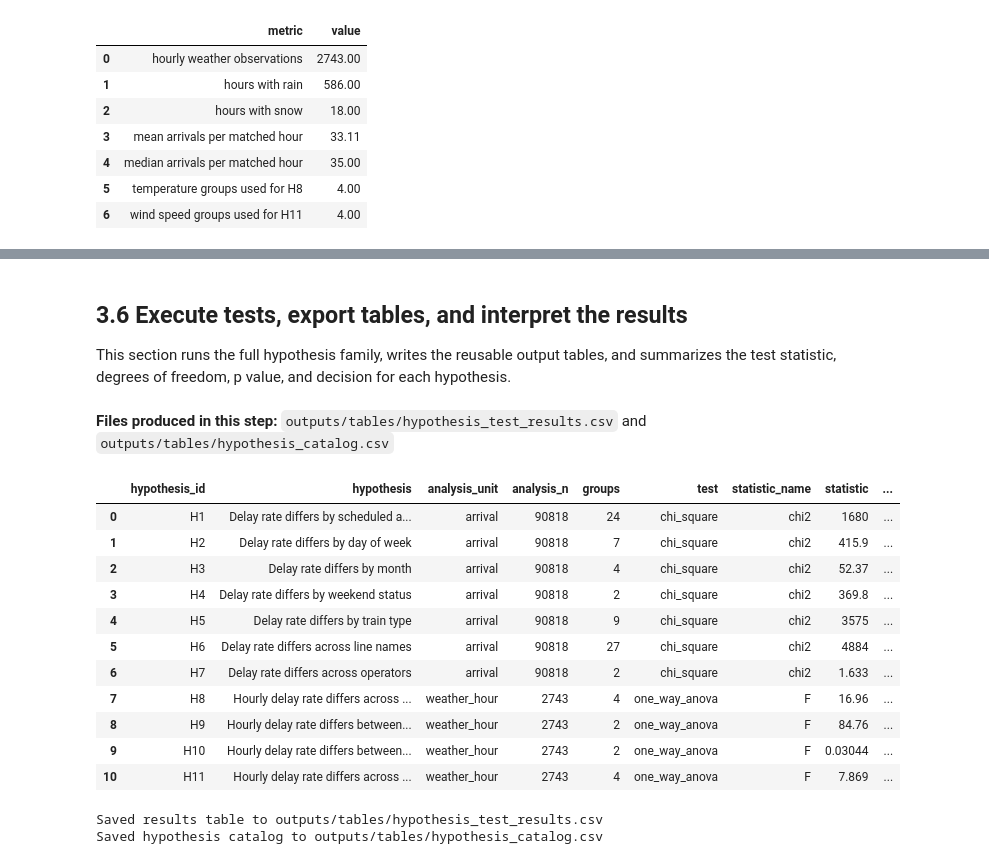
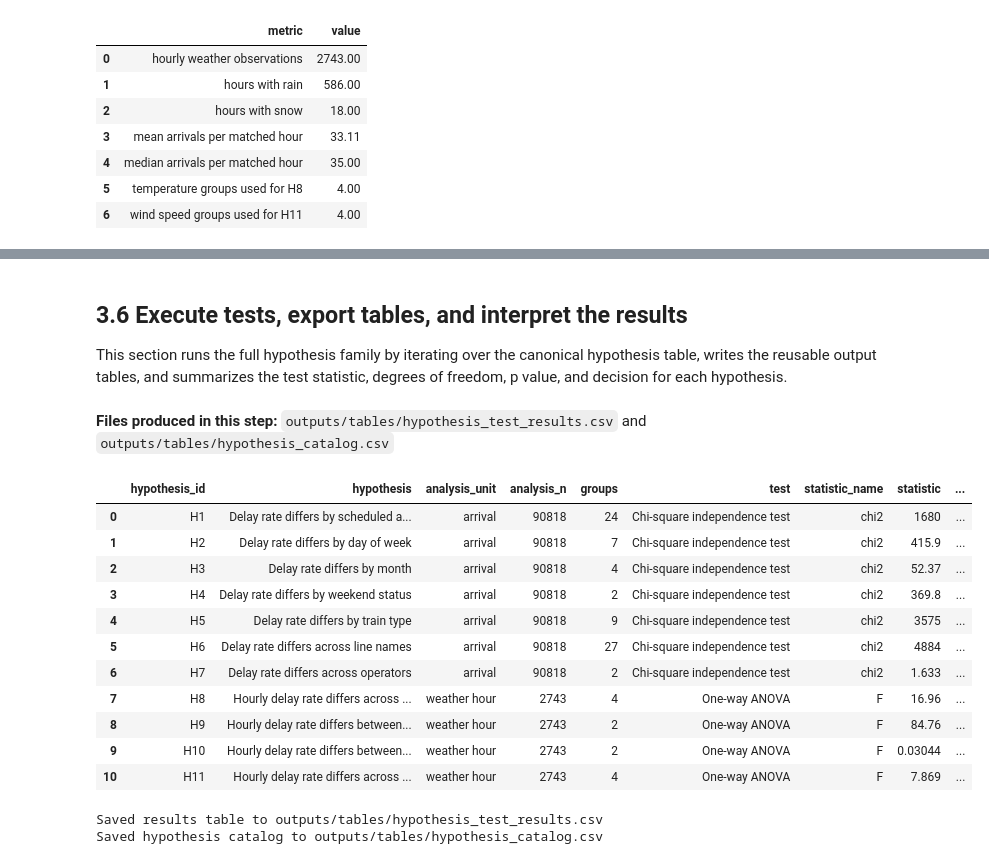
Before and after one commit to berenaydogan/DSA210-Project, a Jupyter notebook: notebooks/hypothesis_testing.ipynb, the cells around one changed output, grey strips where cells are left out. Saved outputs shown, nothing was run; the diff lists cells and outputs as text; code cells hidden in the pictures.

Commit message:
refactor: hypothesis catalog and test results CSV files

```diff
--- a/notebooks/hypothesis_testing.ipynb
+++ b/notebooks/hypothesis_testing.ipynb
@@ -348,30 +380,9 @@ def run_anova_hypothesis(
 # %% [markdown]
 ## 3.6 Execute tests, export tables, and interpret the results
 
-This section runs the full hypothesis family, writes the reusable output tables, and summarizes the test statistic, degrees of freedom, p value, and decision for each hypothesis.
+This section runs the full hypothesis family by iterating over the canonical hypothesis table, writes the reusable output tables, and summarizes the test statistic, degrees of freedom, p value, and decision for each hypothesis.
 # %%
-results = []
-
-# Arrival-level categorical hypotheses.
-for hypothesis_id, column in [
-    ("H1", "scheduled_arrival_hour"),
-    ("H2", "scheduled_arrival_weekday_name"),
-    ("H3", "service_month"),
-    ("H4", "is_weekend"),
-    ("H5", "train_type"),
-    ("H6", "line_name"),
-    ("H7", "operator"),
-]:
-    results.append(run_chi_square_hypothesis(df, feature_column=column, hypothesis_id=hypothesis_id))
-
-# Hourly weather hypotheses.
-for hypothesis_id, column in [
-    ("H8", "temperature_group"),
-    ("H9", "rainy_hour"),
-    ("H10", "snowy_hour"),
-    ("H11", "wind_speed_group"),
-]:
-    results.append(run_anova_hypothesis(weather_hourly, feature_column=column, hypothesis_id=hypothesis_id))
+results = [run_hypothesis(hypothesis_row) for hypothesis_row in hypothesis_rows]
 # %% [markdown]
 **Files produced in this step:** `outputs/tables/hypothesis_test_results.csv` and `outputs/tables/hypothesis_catalog.csv`
 # %%
@@ -392,44 +403,51 @@ results_table = results_df[
         "hypothesis",
         "analysis_unit",
         "analysis_n",
         "groups",
         "test",
         "statistic_name",
         "statistic",
         "dof",
         "p_value",
         "reject_0_05",
         "decision",
     ]
 ].copy()
+results_table["test"] = results_table["test"].replace(
+    {
+        "chi_square": "Chi-square independence test",
+        "one_way_anova": "One-way ANOVA",
+    }
+)
+results_table["analysis_unit"] = results_table["analysis_unit"].replace({"weather_hour": "weather hour"})
 
 results_display = results_table.copy()
 for column in ["statistic", "p_value"]:
     results_display[column] = results_display[column].map(
         lambda value: f"{value:.4g}" if pd.notna(value) else ""
     )
 
 display(results_display)
 
 results_path = TABLES_DIR / "hypothesis_test_results.csv"
 hypothesis_catalog_path = TABLES_DIR / "hypothesis_catalog.csv"
 results_table.to_csv(results_path, index=False)
-hypothesis_catalog.to_csv(hypothesis_catalog_path, index=False)
+hypothesis_catalog_display.to_csv(hypothesis_catalog_path, index=False)
 
 print(f"Saved results table to {results_path.relative_to(ROOT)}")
 print(f"Saved hypothesis catalog to {hypothesis_catalog_path.relative_to(ROOT)}")
 # %% [output]
 |  | hypothesis_id | hypothesis | analysis_unit | analysis_n | groups | test | statistic_name | statistic | ... |
-| 0 | H1 | Delay rate differs by scheduled a... | arrival | 90818 | 24 | chi_square | chi2 | 1680 | ... |
-| 1 | H2 | Delay rate differs by day of week | arrival | 90818 | 7 | chi_square | chi2 | 415.9 | ... |
-| 2 | H3 | Delay rate differs by month | arrival | 90818 | 4 | chi_square | chi2 | 52.37 | ... |
-| 3 | H4 | Delay rate differs by weekend status | arrival | 90818 | 2 | chi_square | chi2 | 369.8 | ... |
-| 4 | H5 | Delay rate differs by train type | arrival | 90818 | 9 | chi_square | chi2 | 3575 | ... |
-| 5 | H6 | Delay rate differs across line names | arrival | 90818 | 27 | chi_square | chi2 | 4884 | ... |
-| 6 | H7 | Delay rate differs across operators | arrival | 90818 | 2 | chi_square | chi2 | 1.633 | ... |
-| 7 | H8 | Hourly delay rate differs across ... | weather_hour | 2743 | 4 | one_way_anova | F | 16.96 | ... |
-| 8 | H9 | Hourly delay rate differs between... | weather_hour | 2743 | 2 | one_way_anova | F | 84.76 | ... |
-| 9 | H10 | Hourly delay rate differs between... | weather_hour | 2743 | 2 | one_way_anova | F | 0.03044 | ... |
-| 10 | H11 | Hourly delay rate differs across ... | weather_hour | 2743 | 4 | one_way_anova | F | 7.869 | ... |
+| 0 | H1 | Delay rate differs by scheduled a... | arrival | 90818 | 24 | Chi-square independence test | chi2 | 1680 | ... |
+| 1 | H2 | Delay rate differs by day of week | arrival | 90818 | 7 | Chi-square independence test | chi2 | 415.9 | ... |
+| 2 | H3 | Delay rate differs by month | arrival | 90818 | 4 | Chi-square independence test | chi2 | 52.37 | ... |
+| 3 | H4 | Delay rate differs by weekend status | arrival | 90818 | 2 | Chi-square independence test | chi2 | 369.8 | ... |
+| 4 | H5 | Delay rate differs by train type | arrival | 90818 | 9 | Chi-square independence test | chi2 | 3575 | ... |
+| 5 | H6 | Delay rate differs across line names | arrival | 90818 | 27 | Chi-square independence test | chi2 | 4884 | ... |
+| 6 | H7 | Delay rate differs across operators | arrival | 90818 | 2 | Chi-square independence test | chi2 | 1.633 | ... |
+| 7 | H8 | Hourly delay rate differs across ... | weather hour | 2743 | 4 | One-way ANOVA | F | 16.96 | ... |
+| 8 | H9 | Hourly delay rate differs between... | weather hour | 2743 | 2 | One-way ANOVA | F | 84.76 | ... |
+| 9 | H10 | Hourly delay rate differs between... | weather hour | 2743 | 2 | One-way ANOVA | F | 0.03044 | ... |
+| 10 | H11 | Hourly delay rate differs across ... | weather hour | 2743 | 4 | One-way ANOVA | F | 7.869 | ... |
 Saved results table to outputs/tables/hypothesis_test_results.csv
 Saved hypothesis catalog to outputs/tables/hypothesis_catalog.csv
```
Also changed, not shown: parts of 5 cells of this notebook, 2 other files.
